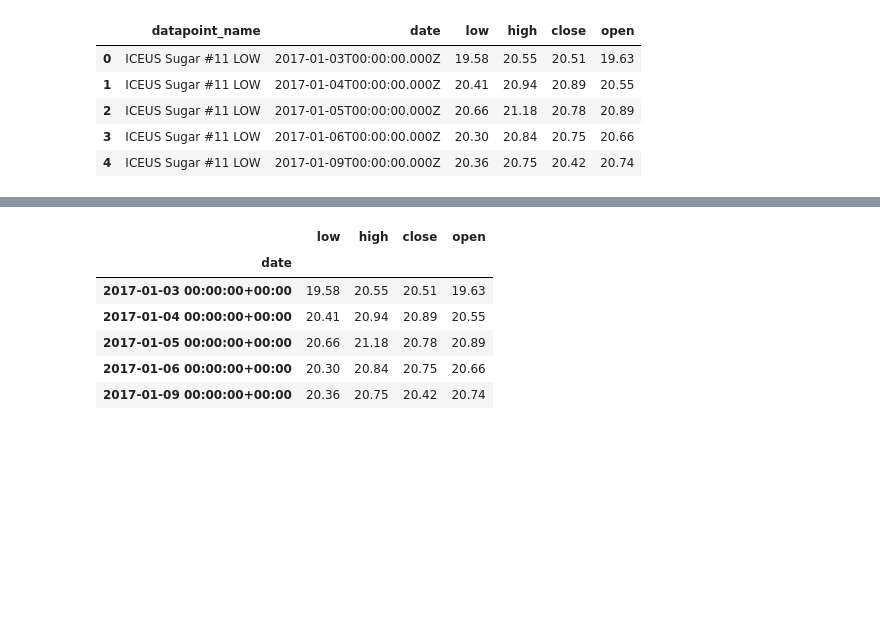
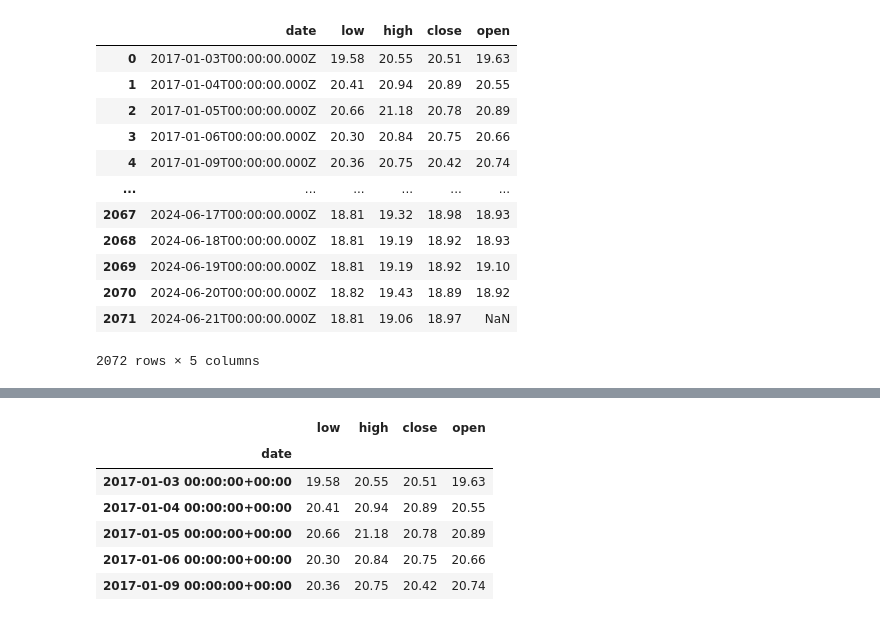
Before and after one commit to s0hams1nha/Thoucentric, a Jupyter notebook: iceus_sugar_.ipynb, the cells around one changed output, grey strips where cells are left out. Cells and saved outputs as stored; diff of their text form; code cells hidden in the pictures; blank space fills up the shorter version.

```diff
--- a/iceus_sugar_.ipynb
+++ b/iceus_sugar_.ipynb
@@ -8,11 +8,18 @@ import os
 os.chdir('C:\\Users\\Hp\\OneDrive\\Documents\\GitHub\\Thoucentric\\DataSets')
 # %%
 df=pd.read_csv('Iceus_sugar_all.csv')
-df.head()
+df
 # %% [output]
-|  | datapoint_name | date | low | high | close | open |
-| 0 | ICEUS Sugar #11 LOW | 2017-01-03T00:00:00.000Z | 19.58 | 20.55 | 20.51 | 19.63 |
-| 1 | ICEUS Sugar #11 LOW | 2017-01-04T00:00:00.000Z | 20.41 | 20.94 | 20.89 | 20.55 |
-| 2 | ICEUS Sugar #11 LOW | 2017-01-05T00:00:00.000Z | 20.66 | 21.18 | 20.78 | 20.89 |
-| 3 | ICEUS Sugar #11 LOW | 2017-01-06T00:00:00.000Z | 20.30 | 20.84 | 20.75 | 20.66 |
-| 4 | ICEUS Sugar #11 LOW | 2017-01-09T00:00:00.000Z | 20.36 | 20.75 | 20.42 | 20.74 |
+|  | date | low | high | close | open |
+| 0 | 2017-01-03T00:00:00.000Z | 19.58 | 20.55 | 20.51 | 19.63 |
+| 1 | 2017-01-04T00:00:00.000Z | 20.41 | 20.94 | 20.89 | 20.55 |
+| 2 | 2017-01-05T00:00:00.000Z | 20.66 | 21.18 | 20.78 | 20.89 |
+| 3 | 2017-01-06T00:00:00.000Z | 20.30 | 20.84 | 20.75 | 20.66 |
+| 4 | 2017-01-09T00:00:00.000Z | 20.36 | 20.75 | 20.42 | 20.74 |
+| ... | ... | ... | ... | ... | ... |
+| 2067 | 2024-06-17T00:00:00.000Z | 18.81 | 19.32 | 18.98 | 18.93 |
+| 2068 | 2024-06-18T00:00:00.000Z | 18.81 | 19.19 | 18.92 | 18.93 |
+| 2069 | 2024-06-19T00:00:00.000Z | 18.81 | 19.19 | 18.92 | 19.10 |
+| 2070 | 2024-06-20T00:00:00.000Z | 18.82 | 19.43 | 18.89 | 18.92 |
+| 2071 | 2024-06-21T00:00:00.000Z | 18.81 | 19.06 | 18.97 | NaN |
+2072 rows × 5 columns
```
Also changed, not shown: parts of 11 cells of this notebook, 6 other files.
